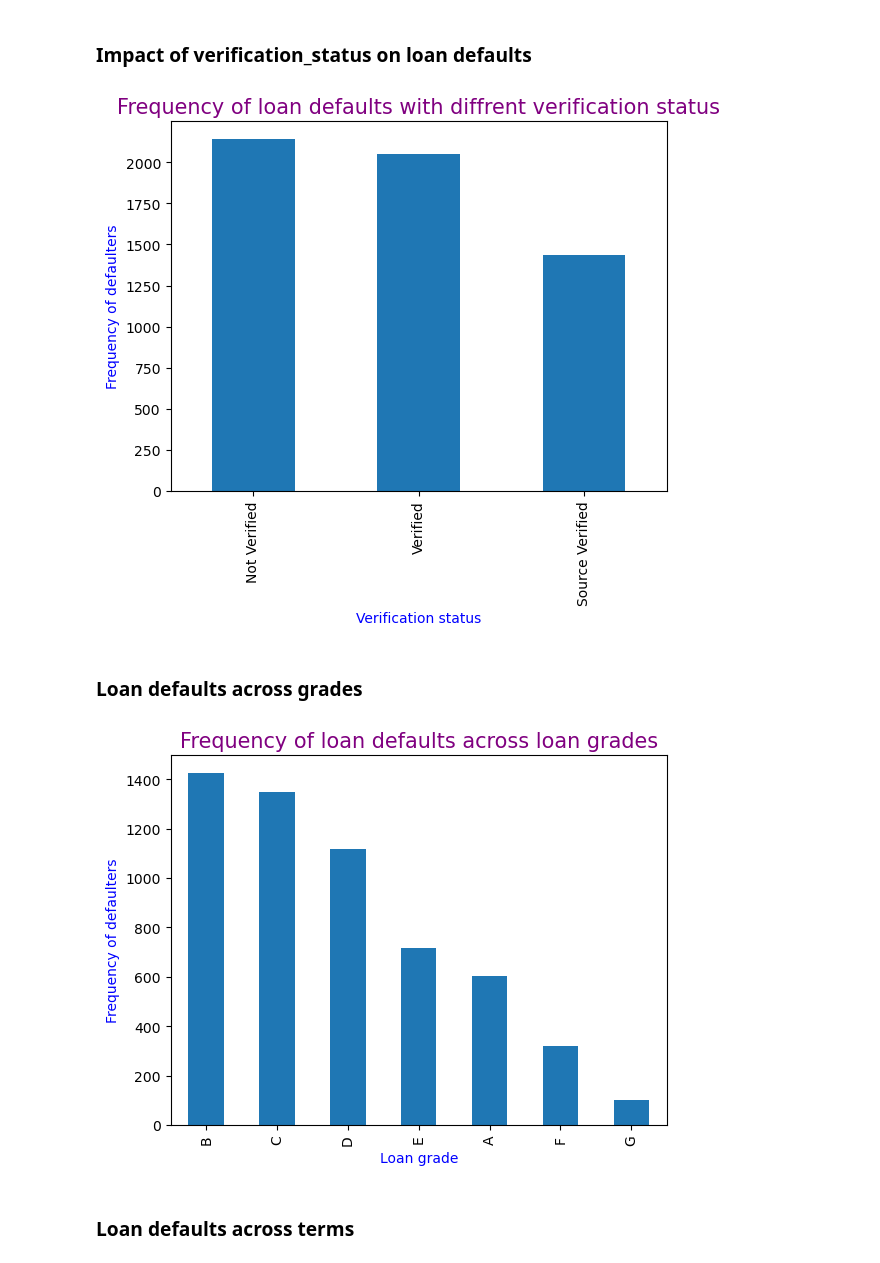
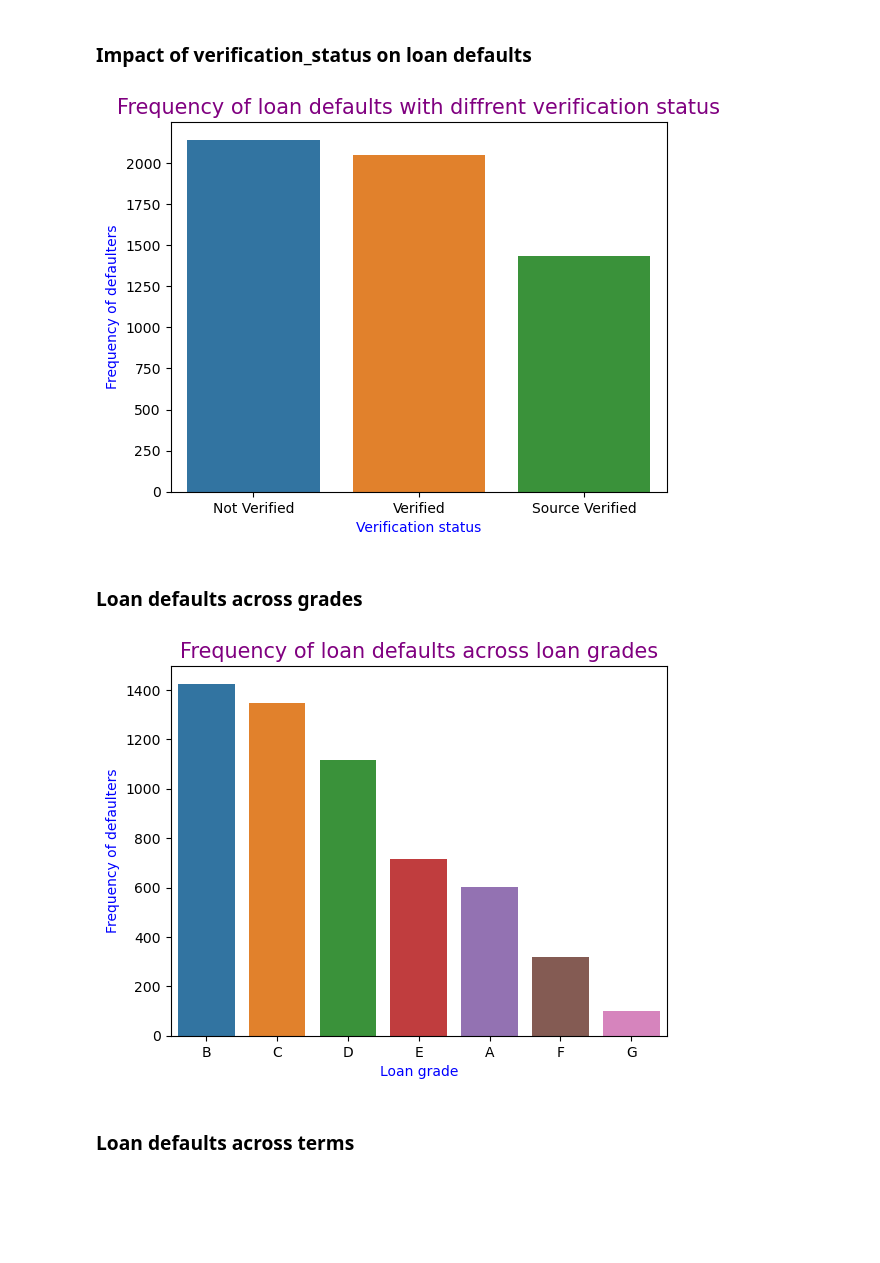
Before and after one commit to zeeamber/Lending-Club-Case-Study, a Jupyter notebook: lending_club_case_study.ipynb, the cells around one changed output. Saved outputs shown, nothing was run; the diff lists cells and outputs as text; code cells hidden in the pictures; blank space fills up the shorter version.

Commit message:
use seaborn for bar charts (#3)
Co-authored-by: Zeeshan Amber <zamber@vmware.com>

```diff
--- a/lending_club_case_study.ipynb
+++ b/lending_club_case_study.ipynb
@@ -559,23 +561,27 @@ The above bar chart reveals that loan defaults in state CA is extremely high
 # %% [markdown]
 ### Impact of verification_status on loan defaults
 # %%
-defaulters_df.verification_status.value_counts().plot.bar()
+value_counts = defaulters_df.verification_status.value_counts()
+sns.barplot(x = value_counts.index,
+            y = value_counts.values)
 plt.title("Frequency of loan defaults with diffrent verification status", fontsize = 15, color = 'purple')
 plt.ylabel("Frequency of defaulters", color = 'blue')
 plt.xlabel("Verification status", color = 'blue')
 plt.show()
 # %% [output]
-[figure, old version]
+[figure, new version]
 # %% [markdown]
 ### Loan defaults across grades
 # %%
-defaulters_df.grade.value_counts().plot.bar()
+value_counts = defaulters_df.grade.value_counts()
+sns.barplot(x = value_counts.index,
+            y = value_counts.values)
 plt.title("Frequency of loan defaults across loan grades", fontsize = 15, color = 'purple')
 plt.ylabel("Frequency of defaulters", color = 'blue')
 plt.xlabel("Loan grade", color = 'blue')
 plt.show()
 # %% [output]
-[figure, old version]
+[figure, new version]
 # %% [markdown]
 ### Loan defaults across terms
 # %%
```
Also changed, not shown: parts of 16 cells of this notebook.
